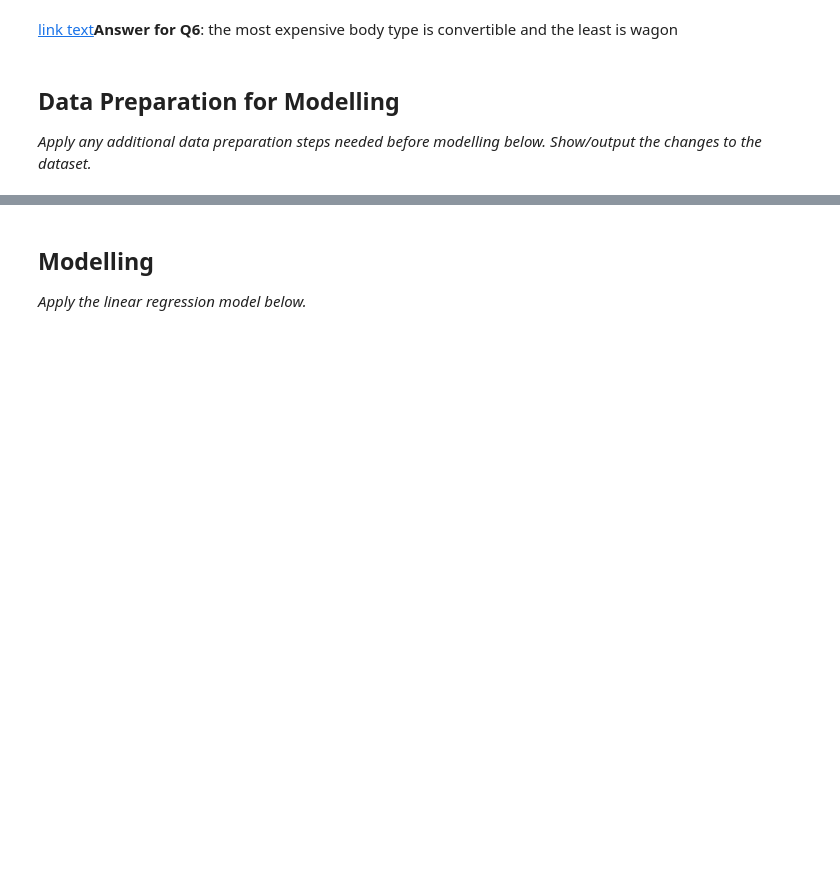
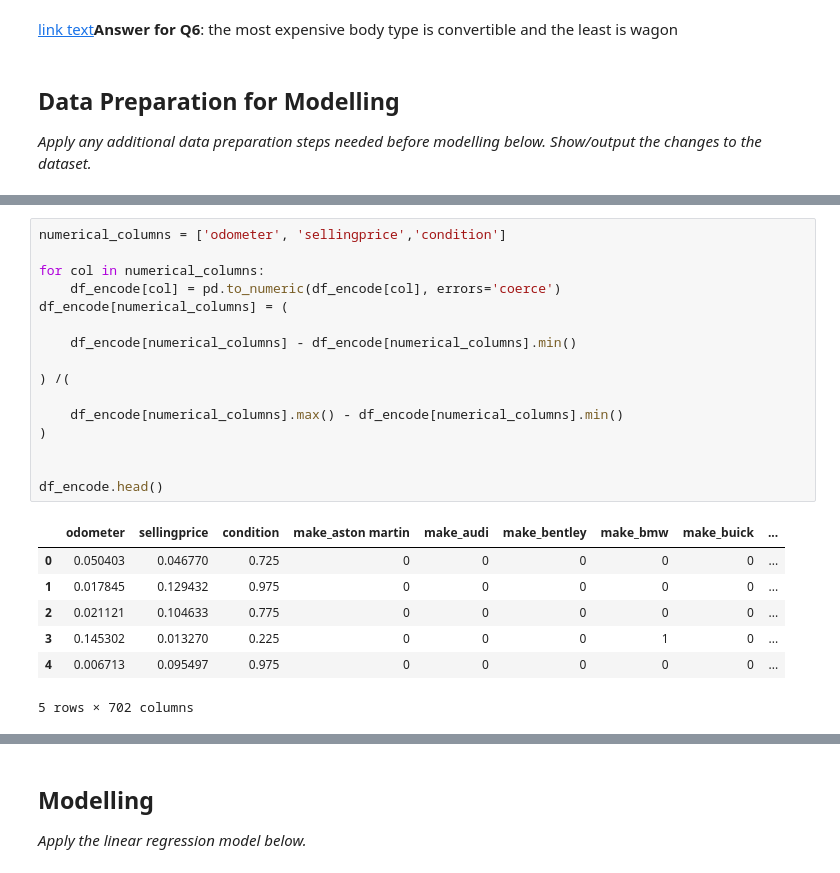
Before and after one commit to abdelrahman-walid/yougotsoftwared, a Jupyter notebook: Regression_Mini-Project.ipynb, the cells around one changed output, grey strips where cells are left out. Saved outputs shown, nothing was run; the diff lists cells and outputs as text; blank space fills up the shorter version.

```diff
--- a/Regression_Mini-Project.ipynb
+++ b/Regression_Mini-Project.ipynb
@@ -321,0 +352,24 @@ df_encoded.head()
+# %%
+numerical_columns = ['odometer', 'sellingprice','condition']
+
+for col in numerical_columns:
+    df_encode[col] = pd.to_numeric(df_encode[col], errors='coerce')
+df_encode[numerical_columns] = (
+
+    df_encode[numerical_columns] - df_encode[numerical_columns].min()
+
+) /(
+
+    df_encode[numerical_columns].max() - df_encode[numerical_columns].min()
+)
+
+
+df_encode.head()
+# %% [output]
+|  | odometer | sellingprice | condition | make_aston martin | make_audi | make_bentley | make_bmw | make_buick | ... |
+| 0 | 0.050403 | 0.046770 | 0.725 | 0 | 0 | 0 | 0 | 0 | ... |
+| 1 | 0.017845 | 0.129432 | 0.975 | 0 | 0 | 0 | 0 | 0 | ... |
+| 2 | 0.021121 | 0.104633 | 0.775 | 0 | 0 | 0 | 0 | 0 | ... |
+| 3 | 0.145302 | 0.013270 | 0.225 | 0 | 0 | 0 | 1 | 0 | ... |
+| 4 | 0.006713 | 0.095497 | 0.975 | 0 | 0 | 0 | 0 | 0 | ... |
+5 rows × 702 columns
```
Also changed, not shown: parts of 22 cells of this notebook.
